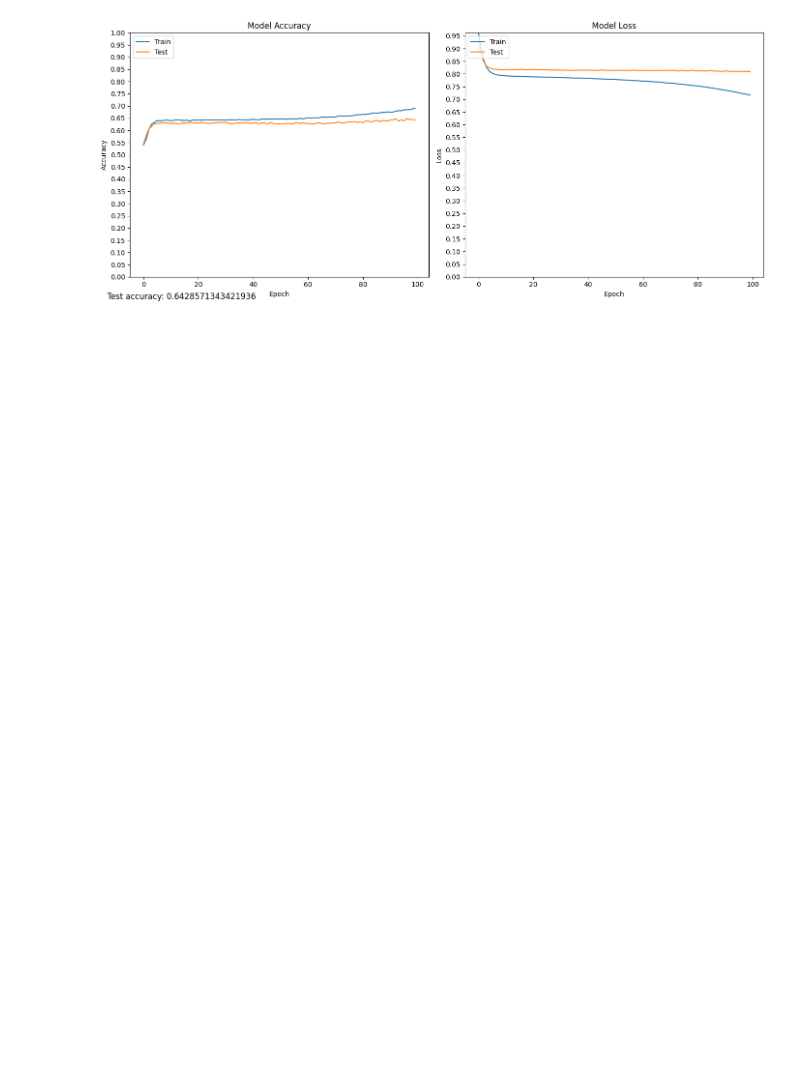
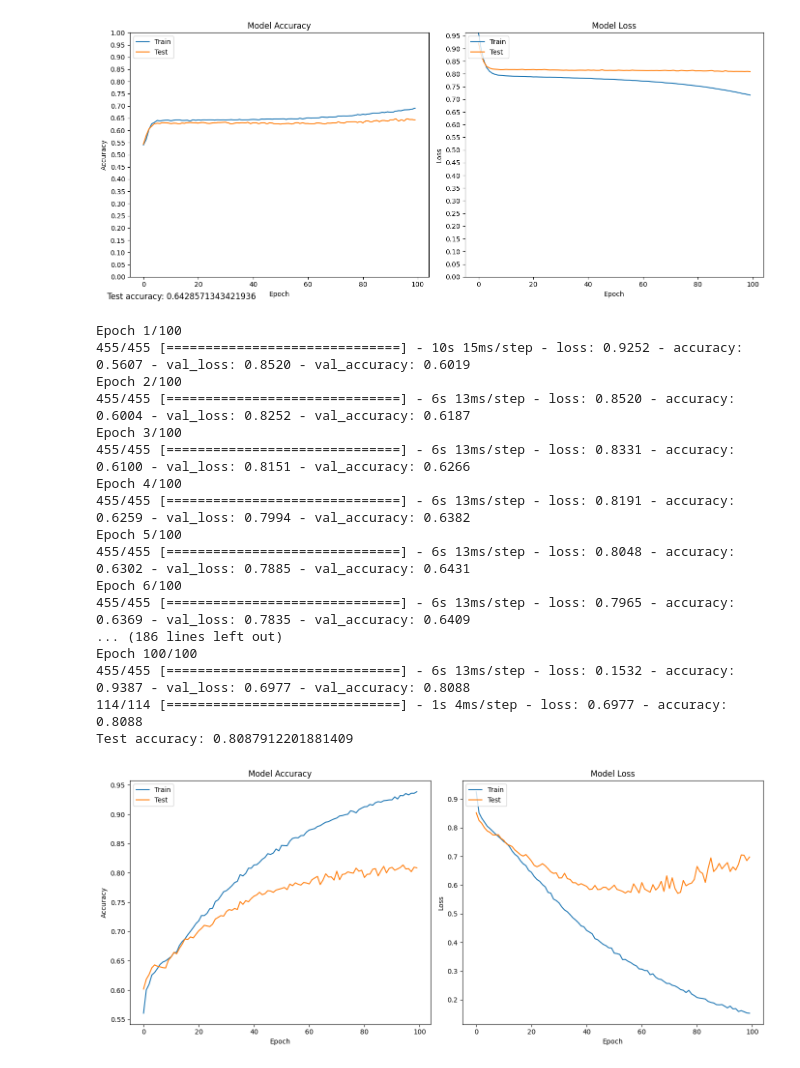
Before and after one commit to Paul-Winpenny/CompBioProject, a Jupyter notebook: Project.ipynb, the cells around one changed output. Saved outputs shown, nothing was run; the diff lists cells and outputs as text; code cells hidden in the pictures; blank space fills up the shorter version.

Commit message:
LSTM is highly accurate, but i do need to test with just one layer

```diff
--- a/Project.ipynb
+++ b/Project.ipynb
@@ -174,3 +174,83 @@ plt.tight_layout()
 plt.show()
 # %% [output]
 [figure]
+# %%
+def build_model(window_size):
+    learning_rate = 0.0005
+    optim = Adam(learning_rate=learning_rate)
+
+    model = Sequential([
+        # First LSTM layer with the correct input shape
+        LSTM(64, return_sequences=True, input_shape=(window_size, 21)),  # 21 is the number of one-hot encoded features
+        Dropout(0.5),
+        # Second LSTM layer, no need to specify input_shape here
+        LSTM(32, return_sequences=False),
+        Dropout(0.3),
+        # Output layer
+        Dense(3, activation='softmax')
+    ])
+
+    model.compile(optimizer=optim, loss='categorical_crossentropy', metrics=['accuracy'])
+    return model
+
+def create_sliding_windows(encoded_seqs, window_size=13):
+    padding = np.zeros((window_size // 2, 21))  # Zero vectors for padding at the start and end
+    padded_seqs = np.vstack([padding, encoded_seqs, padding])
+
+    # Create windows without flattening them
+    windows = np.array([padded_seqs[i:i + window_size] for i in range(len(encoded_seqs))])
+    return windows
+
+# Assuming the rest of the data loading and encoding code is correct and remains unchanged
+
+# Adjust the window size here if needed
+window_size = 13
+windowed_input = create_sliding_windows(np.array(eseq), window_size=window_size)
+
+# Assuming the rest of the training code remains unchanged
+model = build_model(window_size)
+history = model.fit(X_train, y_train, epochs=100, validation_data=(X_test, y_test), batch_size=32)
+
+# Continue with model evaluation and plotting as before
+test_loss, test_accuracy = model.evaluate(X_test, y_test)
+print("Test accuracy:", test_accuracy)
+
+# Plotting the accuracy and loss
+plt.figure(figsize=(14, 6))
+plt.subplot(1, 2, 1)
+plt.plot(history.history['accuracy'], label='Train')
+plt.plot(history.history['val_accuracy'], label='Test')
+plt.title('Model Accuracy')
+plt.ylabel('Accuracy')
+plt.xlabel('Epoch')
+plt.legend(loc='upper left')
+
+plt.subplot(1, 2, 2)
+plt.plot(history.history['loss'], label='Train')
+plt.plot(history.history['val_loss'], label='Test')
+plt.title('Model Loss')
+plt.ylabel('Loss')
+plt.xlabel('Epoch')
+plt.legend(loc='upper left')
+
+plt.tight_layout()
+plt.show()
+# %% [output]
+Epoch 1/100
+455/455 [==============================] - 10s 15ms/step - loss: 0.9252 - accuracy: 0.5607 - val_loss: 0.8520 - val_accuracy: 0.6019
+Epoch 2/100
+455/455 [==============================] - 6s 13ms/step - loss: 0.8520 - accuracy: 0.6004 - val_loss: 0.8252 - val_accuracy: 0.6187
+Epoch 3/100
+455/455 [==============================] - 6s 13ms/step - loss: 0.8331 - accuracy: 0.6100 - val_loss: 0.8151 - val_accuracy: 0.6266
+Epoch 4/100
+455/455 [==============================] - 6s 13ms/step - loss: 0.8191 - accuracy: 0.6259 - val_loss: 0.7994 - val_accuracy: 0.6382
+Epoch 5/100
+455/455 [==============================] - 6s 13ms/step - loss: 0.8048 - accuracy: 0.6302 - val_loss: 0.7885 - val_accuracy: 0.6431
+Epoch 6/100
+455/455 [==============================] - 6s 13ms/step - loss: 0.7965 - accuracy: 0.6369 - val_loss: 0.7835 - val_accuracy: 0.6409
+... (186 lines left out)
+Epoch 100/100
+455/455 [==============================] - 6s 13ms/step - loss: 0.1532 - accuracy: 0.9387 - val_loss: 0.6977 - val_accuracy: 0.8088
+114/114 [==============================] - 1s 4ms/step - loss: 0.6977 - accuracy: 0.8088
+Test accuracy: 0.8087912201881409
+[figure, added]
```
